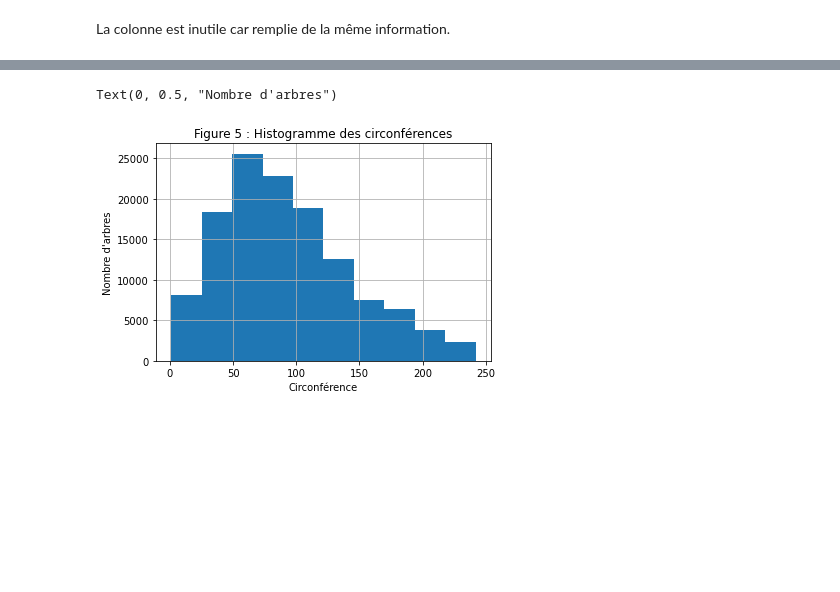
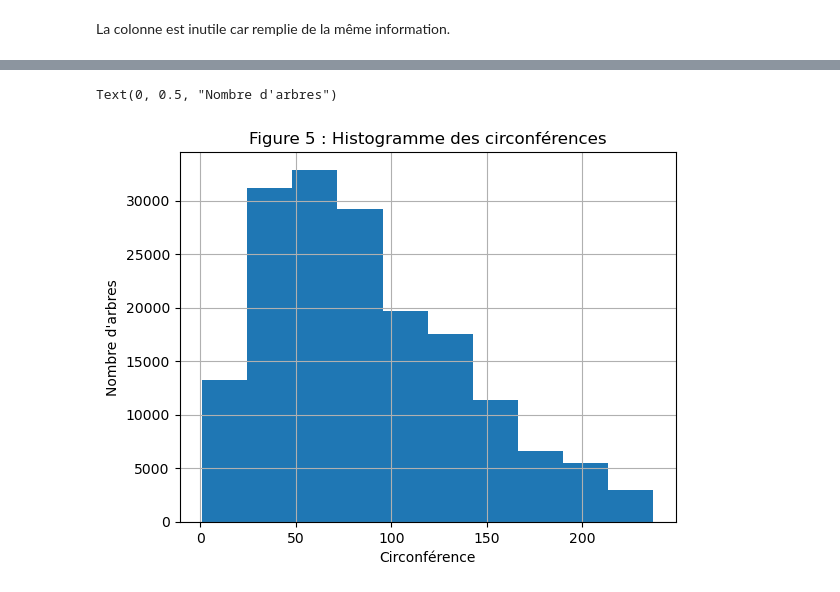
Before and after one commit to rlossec/OC_IA_Projet2, a Jupyter notebook: script.ipynb, the cells around one changed output, grey strips where cells are left out. Saved outputs shown, nothing was run; the diff lists cells and outputs as text; code cells hidden in the pictures; blank space fills up the shorter version.

Commit message:
Clean script and Develop README

```diff
--- a/script.ipynb
+++ b/script.ipynb
@@ -786,0 +1024,3 @@ Name: circonference, dtype: float64
+# %%
+HAUTEUR_MAX = 40
+CIRCONFERENCE_MAX = 800
@@ -786,0 +1035,23 @@ Name: circonference, dtype: float64
+# %%
+#######################################################
+
+# Créer une colonne pour indiquer les valeurs aberrantes
+arbres['circonference_aberrante'] = np.where(arbres['circonference_cm'] > CIRCONFERENCE_MAX, 1, 0)
+arbres['hauteur_aberrante'] = np.where(arbres['hauteur_m'] > HAUTEUR_MAX, 1, 0)
+
+# Remplacer les valeurs aberrantes par NaN
+arbres.loc[arbres['circonference_aberrante'] == 1, 'circonference_cm'] = np.NaN
+arbres.loc[arbres['hauteur_aberrante'] == 1, 'hauteur_m'] = np.NaN
+
+
+arbres_viz['circonference_aberrante'] = np.where(arbres_viz['circonference_cm'] > CIRCONFERENCE_MAX, 1, 0)
+arbres_viz['hauteur_aberrante'] = np.where(arbres_viz['hauteur_m'] > HAUTEUR_MAX, 1, 0)
+arbres_viz.loc[arbres_viz['circonference_aberrante'] == 1, 'circonference_cm'] = np.NaN
+arbres_viz.loc[arbres_viz['hauteur_aberrante'] == 1, 'hauteur_m'] = np.NaN
+#######################################################
+# Les colonnes "absence"
+arbres['circonference_absent'] = np.where(arbres['circonference_cm'].isna(), 1, 0)
+arbres['hauteur_absent'] = np.where(arbres['hauteur_m'].isna(), 1, 0)
+
+# Afficher le DataFrame mis à jour
+arbres.head()
@@ -786,0 +1109,5 @@ Name: circonference, dtype: float64
+# %%
+arbres_viz['espece'] = arbres_viz['espece'].apply(lambda x: x.split()[0])
+others = arbres_viz.espece.value_counts().sum() - arbres_viz.espece.value_counts().head(9).sum()
+top_espece=arbres_viz.espece.value_counts().head(9).append(pd.Series([others], index=["Autres"]))
+top_espece.plot.pie(legend=True, labels=None, figsize=(8,8), title='Figure 1 : Distribution des espèces')
@@ -791,6 +1161,6 @@ def determine_maxvalue(serie):
     max = q75 + iqr
     return max
 # %%
-max_circonference = determine_maxvalue(arbres_cleaned['circonference'])
+max_circonference = determine_maxvalue(arbres_viz['circonference_cm'].dropna())
 max_circonference
 # %% [output]
@@ -815,9 +1185,9 @@ Name: circonference, dtype: float64
 # %%
-arbres_cleaned['circonference'][arbres_cleaned['circonference']<max_circonference].hist()
+arbres_viz['circonference_cm'][arbres_viz['circonference_cm']<max_circonference].hist()
 plt.title("Figure 5 : Histogramme des circonférences")
 plt.xlabel("Circonférence")
 plt.ylabel("Nombre d'arbres")
 # %% [output]
 Text(0, 0.5, "Nombre d'arbres")
-[figure, old version]
+[figure, new version]
 # %%
```
Also changed, not shown: parts of 295 cells of this notebook, 2 other files.
